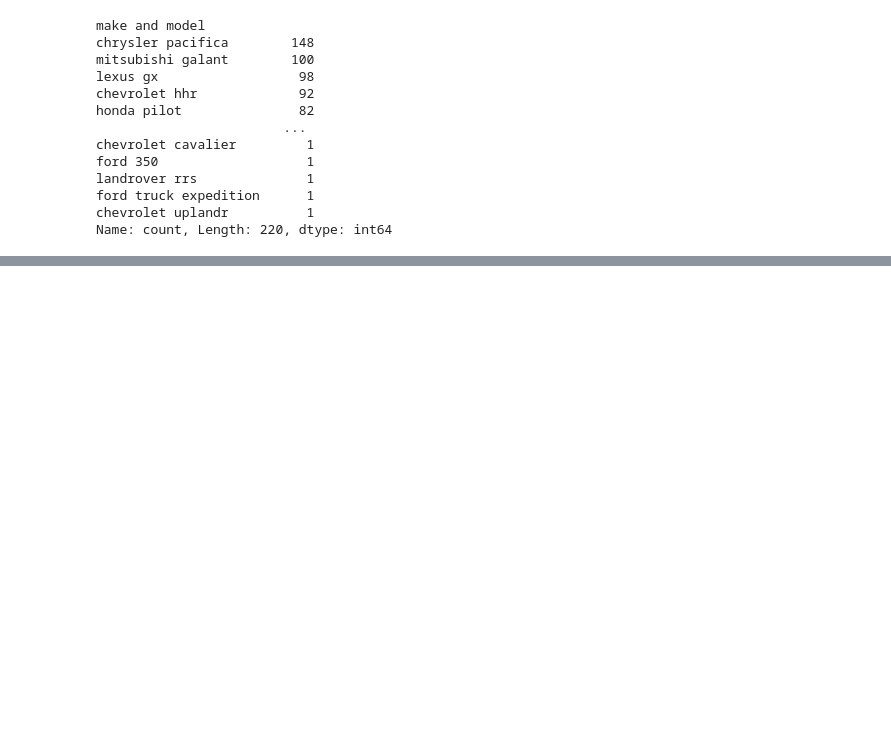
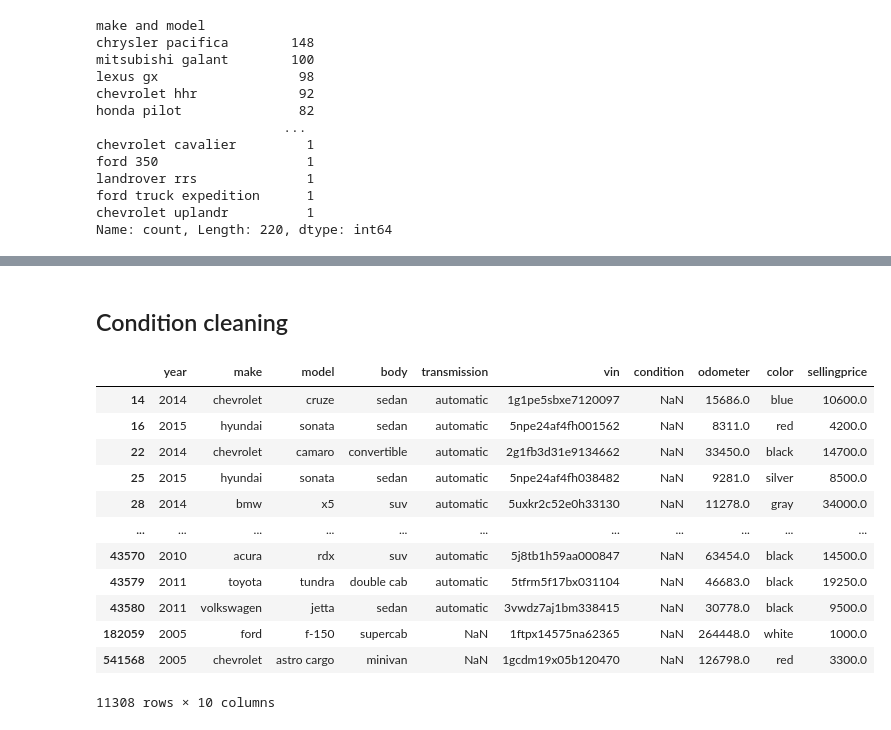
Before and after one commit to Mikaelow/Kaggle, a Jupyter notebook: car-analize.ipynb, the cells around one changed output, grey strips where cells are left out. Saved outputs shown, nothing was run; the diff lists cells and outputs as text; code cells hidden in the pictures; blank space fills up the shorter version.

```diff
--- a/car-analize.ipynb
+++ b/car-analize.ipynb
@@ -320,0 +347,20 @@ vehicle_data_formated
+# %% [markdown]
+## Condition cleaning
+# %%
+# checking nan value
+condition_nan = vehicle_data_formated[vehicle_data_formated.condition.isna()]
+condition_nan
+# %% [output]
+|  | year | make | model | body | transmission | vin | condition | odometer | color | sellingprice |
+| 14 | 2014 | chevrolet | cruze | sedan | automatic | 1g1pe5sbxe7120097 | NaN | 15686.0 | blue | 10600.0 |
+| 16 | 2015 | hyundai | sonata | sedan | automatic | 5npe24af4fh001562 | NaN | 8311.0 | red | 4200.0 |
+| 22 | 2014 | chevrolet | camaro | convertible | automatic | 2g1fb3d31e9134662 | NaN | 33450.0 | black | 14700.0 |
+| 25 | 2015 | hyundai | sonata | sedan | automatic | 5npe24af4fh038482 | NaN | 9281.0 | silver | 8500.0 |
+| 28 | 2014 | bmw | x5 | suv | automatic | 5uxkr2c52e0h33130 | NaN | 11278.0 | gray | 34000.0 |
+| ... | ... | ... | ... | ... | ... | ... | ... | ... | ... | ... |
+| 43570 | 2010 | acura | rdx | suv | automatic | 5j8tb1h59aa000847 | NaN | 63454.0 | black | 14500.0 |
+| 43579 | 2011 | toyota | tundra | double cab | automatic | 5tfrm5f17bx031104 | NaN | 46683.0 | black | 19250.0 |
+| 43580 | 2011 | volkswagen | jetta | sedan | automatic | 3vwdz7aj1bm338415 | NaN | 30778.0 | black | 9500.0 |
+| 182059 | 2005 | ford | f-150 | supercab | NaN | 1ftpx14575na62365 | NaN | 264448.0 | white | 1000.0 |
+| 541568 | 2005 | chevrolet | astro cargo | minivan | NaN | 1gcdm19x05b120470 | NaN | 126798.0 | red | 3300.0 |
+11308 rows × 10 columns
```
Also changed, not shown: parts of 18 cells of this notebook.
